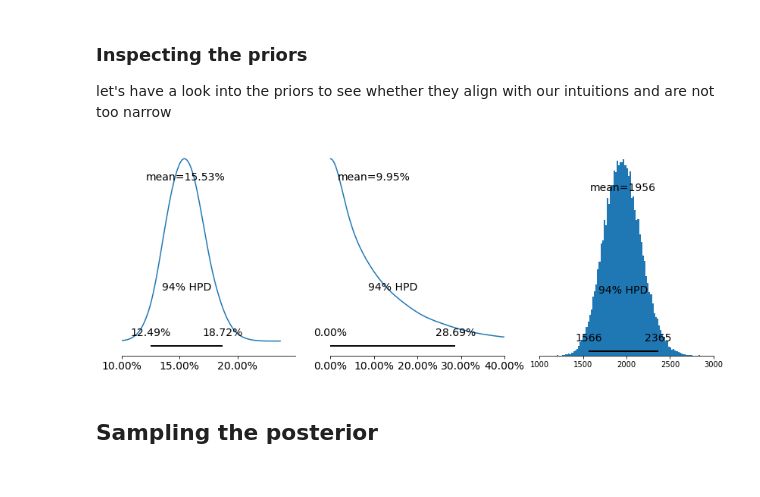
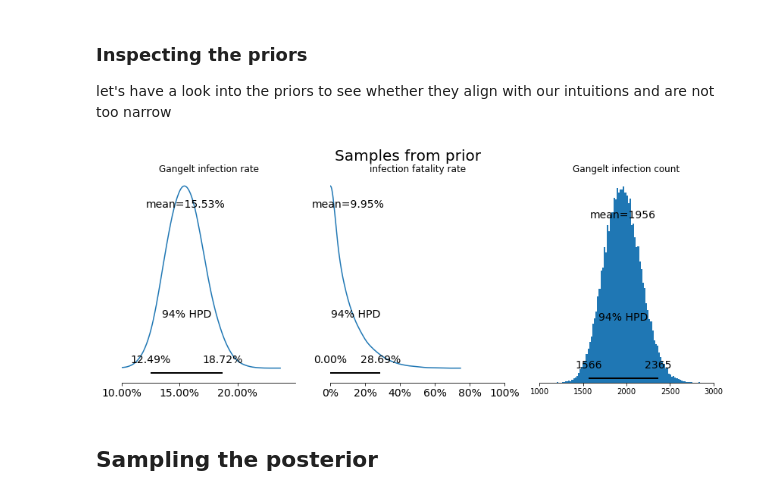
Before and after one commit to matthias-k/analysis-heinsberg-study, a Jupyter notebook: Heinsberg-Study-Model1-Germany-as-NegBinomial.ipynb, the cells around one changed output. Cells and saved outputs as stored; diff of their text form; code cells hidden in the pictures.

Commit message:
Plots
Signed-off-by: Matthias Kümmerer <matthias@matthias-k.org>

```diff
--- a/Heinsberg-Study-Model1-Germany-as-NegBinomial.ipynb
+++ b/Heinsberg-Study-Model1-Germany-as-NegBinomial.ipynb
@@ -173,11 +173,12 @@ def plot_infection_fatality_rate_prior(values, ax=None, show_hpd=True):
     if show_hpd:
         plot_hpd(values, value_format=lambda value: '{:.02%}'.format(value), ax=ax)
 
-    ax.set_xlim(0, 0.4)
+    #ax.set_xlim(0, 0.4)
+    ax.set_xlim(0, 1.0)
 
     #plt.xticks(np.arange(1e6, 10e6, step=1e6));
     #ax.set_xticks([0.005, 0.01])
-    ax.xaxis.set_major_formatter(plt.FuncFormatter(lambda value, i: '{:.02%}'.format(value)))
+    ax.xaxis.set_major_formatter(plt.FuncFormatter(lambda value, i: '{:.00%}'.format(value)))
     ax.set_yticks([])
     sns.despine(left=True, ax=ax)
 
@@ -242,11 +237,17 @@ else:
 # %%
 f, axs = plt.subplots(1, 3, figsize=(14, 5))
 
 plot_infection_rate(prior['gangelt_infection_rate'], ax=axs[0])
 plot_infection_fatality_rate_prior(prior['infection_fatality_rate'], ax=axs[1])
 plot_gangelt_infected(prior['gangelt_infected'], ax=axs[2])
+
+axs[0].set_title('Gangelt infection rate')
+axs[1].set_title('infection fatality rate')
+axs[2].set_title('Gangelt infection count')
+
+f.suptitle('Samples from prior', fontsize=20);
 # %% [output]
-[figure, old version]
+[figure, new version]
 # %% [markdown]
 ## Sampling the posterior
 # %%
```
Also changed, not shown: parts of 14 cells of this notebook.
